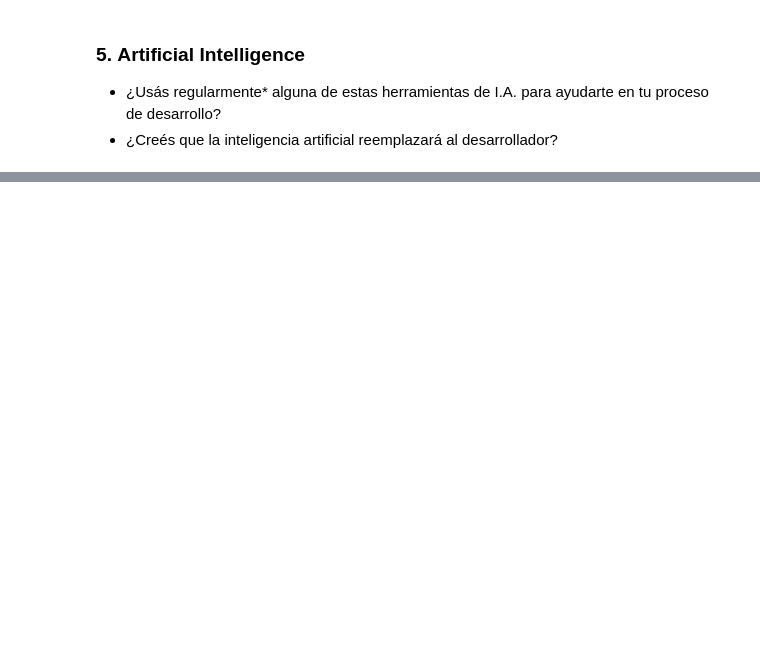
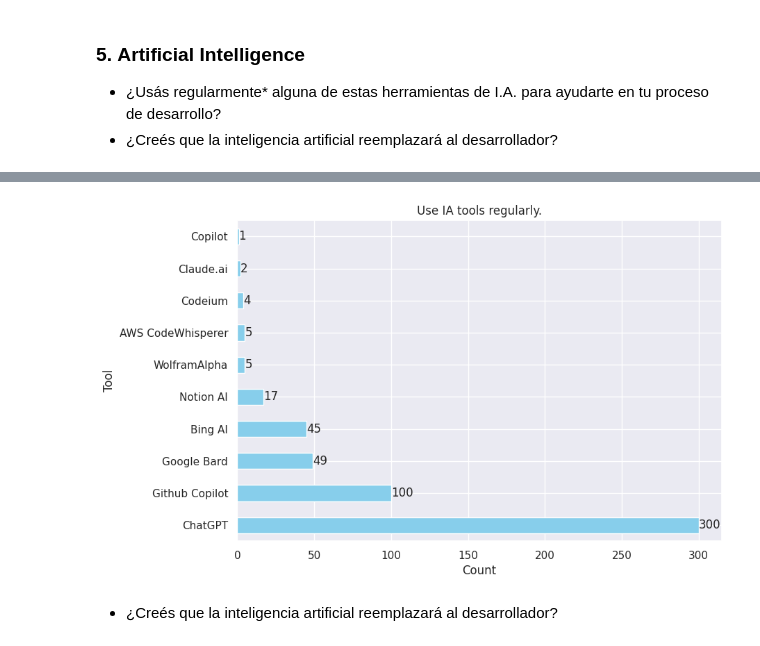
Before and after one commit to TorrezMN/Enc.-Devs-2024-Py, a Jupyter notebook: notebooks/IA.ipynb, the cells around one changed output, grey strips where cells are left out. Cells and saved outputs as stored; diff of their text form; code cells hidden in the pictures; blank space fills up the shorter version.

```diff
--- a/notebooks/IA.ipynb
+++ b/notebooks/IA.ipynb
@@ -33,6 +37,3 @@ sns.set()
 sns.set_palette("pastel")
 # %%
 df = pd.read_csv("../data/data_fixed.csv")
-# %%
-df = df.drop("Unnamed: 0", axis=1)
-df.columns
@@ -53,0 +59,2 @@ Index(['work_mode', 'employment_mode', 'role', 'prog_skills_in_role',
+# %%
+ia_use_df = uniques_count_to_dataframe(get_column_uniques_count(df, "use_AI_tools"))
@@ -53,0 +75,6 @@ Index(['work_mode', 'employment_mode', 'role', 'prog_skills_in_role',
+# %%
+plot_uniques_count(ia_use_df, "Use IA tools regularly.", "Count", "Tool")
+# %% [output]
+[figure, added]
+# %% [markdown]
+   - ¿Creés que la inteligencia artificial reemplazará al desarrollador?
```
Also changed, not shown: parts of 62 cells of this notebook, 5 other files.
